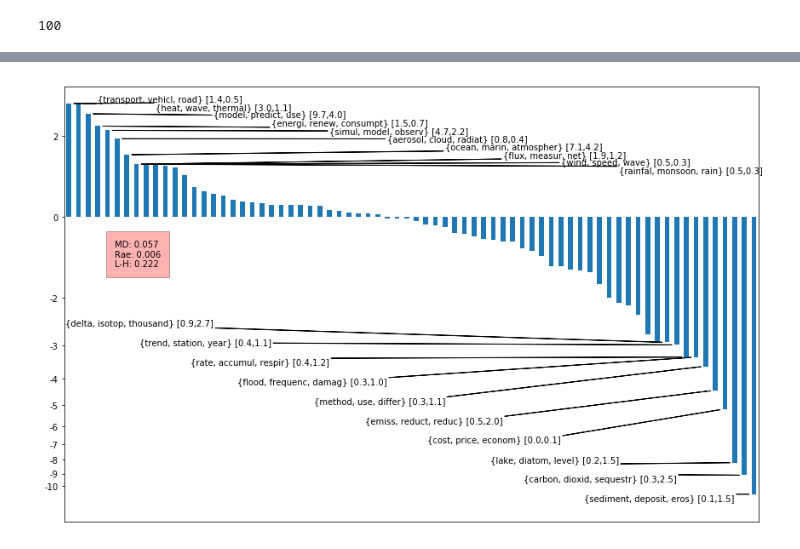
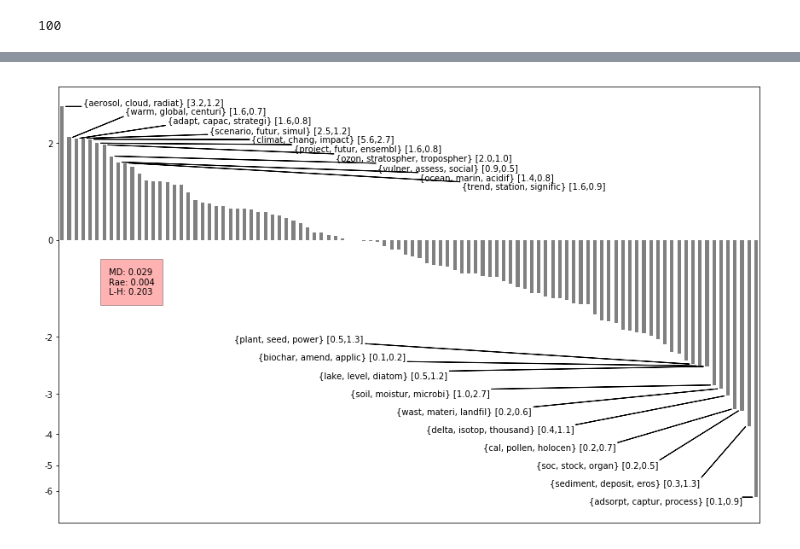
Before and after one commit to mcallaghan/cc-topography, a Jupyter notebook: code/proportionality.ipynb, the cells around one changed output, grey strips where cells are left out. Drawn from its saved outputs; the diff is of its cells as text; code cells hidden in the pictures.

Commit message:
new graphs

```diff
--- a/code/proportionality.ipynb
+++ b/code/proportionality.ipynb
@@ -3,13 +3,11 @@ import os, sys, time, resource, re, gc, shutil
 import operator
 from multiprocess import Pool
 from functools import partial
-from tabulate import tabulate
 from urllib.parse import urlparse, parse_qsl
 from django.db.models import Count
 import matplotlib.pyplot as plt
 import numpy as np
 import pandas as pd
-from mongoengine.queryset.visitor import Q
 import django
 from adjustText import adjust_text
 
@@ -30,7 +28,7 @@ import statsmodels.formula.api as sm, statsmodels.stats.api as sms
 
 from run_id import run_id
 
-run_id = 662
+run_id = 665
 
 runstat = RunStats.objects.get(pk=run_id)
 topics = DynamicTopic.objects.filter(run_id=run_id)
@@ -110,13 +99,13 @@ def plot_representation(df, ax, nts=5, xspace=3,yspace = 0.15, fmin=None, fmax=N
     rae = df['abs_md'].mean()
     lh = df['abs_md'].sum() / 2
 
-    pdf = df.sort_values('representation',ascending=False).reset_index('title')
+    pdf = df.sort_values('representation',ascending=False).reset_index()#.set_index('title')
 
     pdf = pdf[pdf['share'] > 0.001]
 
     pdf['lrep'] = np.log(pdf['representation'])
     #pdf['lrep'] = pdf['representation']
-    pdf.set_index('title')['lrep'].plot(kind="bar",ax=ax)
+    pdf.set_index('title')['lrep'].plot(kind="bar",ax=ax,color="grey")
 
     i = 0
 
@@ -191,34 +180,34 @@ def plot_representation(df, ax, nts=5, xspace=3,yspace = 0.15, fmin=None, fmax=N
     ax.set_yticks(yticks)
     ax.set_yticklabels(ytick_labels)
 
     #ax.yaxis.set_major_formatter(ticker.FormatStrFormatter("%.1f"))
 
     rmax = pdf['lrep'].max()
     rmin = pdf['lrep'].min()
 
     ax.text(
         len(pdf)*0.066,-0.2,
         "MD: {:.3f}\nRae: {:.3f}\nL-H: {:.3f}".format(md,rae,lh),
         va="top",
         ha="left",
         bbox={'facecolor':'red', 'alpha':0.3,'pad':10}
    )
 
     #ax.text(1,-1*0.2,"MD: {:.3f}".format(md))
     #ax.text(1,-1*0.4,"Rae: {:.3f}".format(rae))
     #ax.text(1,-1*0.6,"L-H: {:.3f}".format(lh))
 
     ax.get_xaxis().set_visible(False)#.set_ticks([])
 
     ax.set_ylim((rmin+rmin*0.1,rmax+rmax*0.15))
 
 fig, ax = plt.subplots()
 plot_representation(df,ax,nts=10,xspace=6,yspace=0.07)
 plt.tight_layout()
 plt.savefig('../plots/ipcc_representation/ipcc_rep_{}_all.png'.format(run_id),bbox_inches='tight')
 plt.show()
 # %% [output]
-[figure, old version]
+[figure, new version]
 # %%
 rmin = -1.5
 rmax = 1
```
Also changed, not shown: parts of 17 cells of this notebook, 13 other files.
